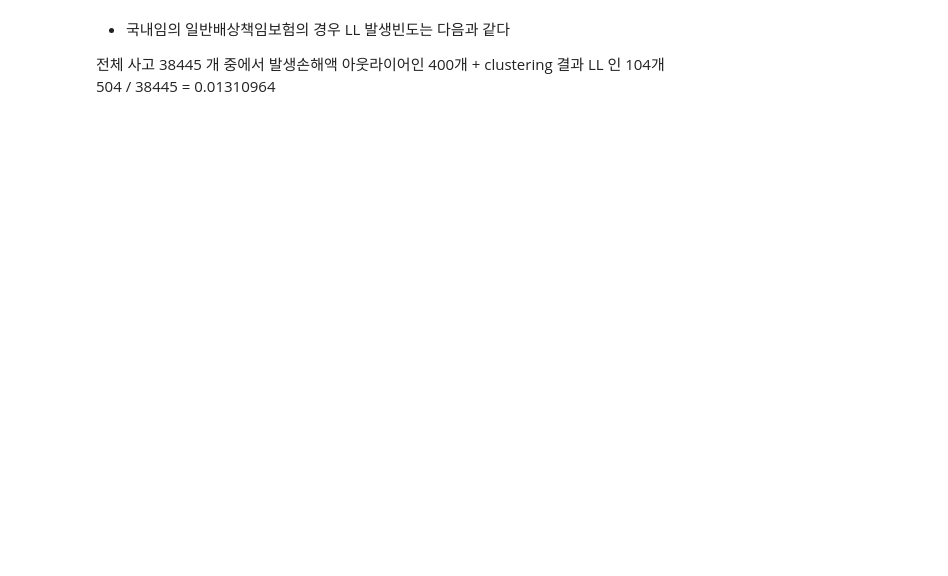
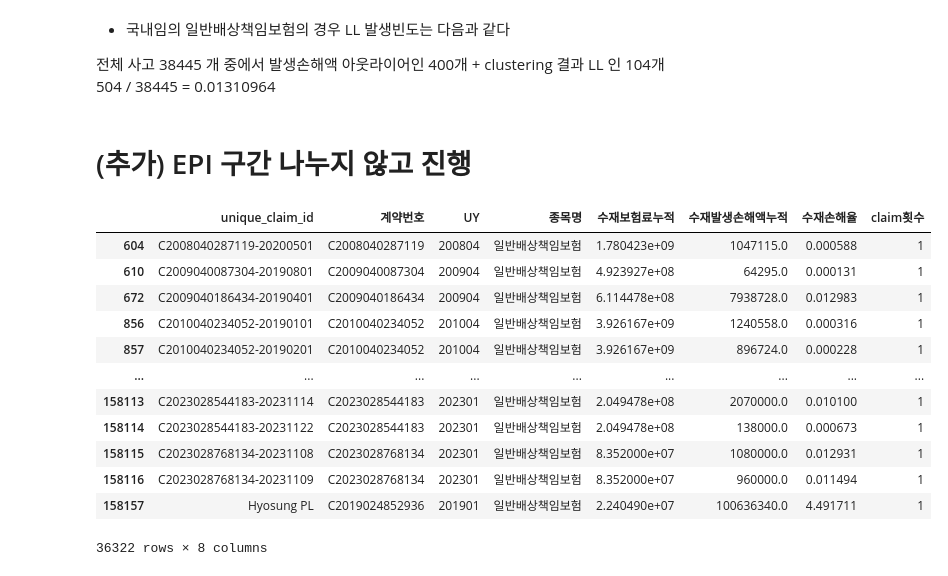
Before and after one commit to HyemiGu/ESC-22WINTER, a Jupyter notebook: 국내_일반배상책임_ppt용색설정.ipynb, the cells around one changed output. Saved outputs shown, nothing was run; the diff lists cells and outputs as text; code cells hidden in the pictures; blank space fills up the shorter version.

```diff
--- a/국내_일반배상책임_ppt용색설정.ipynb
+++ b/국내_일반배상책임_ppt용색설정.ipynb
@@ -1091,3 +1091,21 @@ display(cluster_4_data_min_loss_EPI_high)
 
 전체 사고 38445 개 중에서 발생손해액 아웃라이어인 400개 + clustering 결과 LL 인 104개 \
 504 / 38445 = 0.01310964
+# %% [markdown]
+# (추가) EPI 구간 나누지 않고 진행
+# %%
+df_no_outliers
+# %% [output]
+|  | unique_claim_id | 계약번호 | UY | 종목명 | 수재보험료누적 | 수재발생손해액누적 | 수재손해율 | claim횟수 |
+| 604 | C2008040287119-20200501 | C2008040287119 | 200804 | 일반배상책임보험 | 1.780423e+09 | 1047115.0 | 0.000588 | 1 |
+| 610 | C2009040087304-20190801 | C2009040087304 | 200904 | 일반배상책임보험 | 4.923927e+08 | 64295.0 | 0.000131 | 1 |
+| 672 | C2009040186434-20190401 | C2009040186434 | 200904 | 일반배상책임보험 | 6.114478e+08 | 7938728.0 | 0.012983 | 1 |
+| 856 | C2010040234052-20190101 | C2010040234052 | 201004 | 일반배상책임보험 | 3.926167e+09 | 1240558.0 | 0.000316 | 1 |
+| 857 | C2010040234052-20190201 | C2010040234052 | 201004 | 일반배상책임보험 | 3.926167e+09 | 896724.0 | 0.000228 | 1 |
+| ... | ... | ... | ... | ... | ... | ... | ... | ... |
+| 158113 | C2023028544183-20231114 | C2023028544183 | 202301 | 일반배상책임보험 | 2.049478e+08 | 2070000.0 | 0.010100 | 1 |
+| 158114 | C2023028544183-20231122 | C2023028544183 | 202301 | 일반배상책임보험 | 2.049478e+08 | 138000.0 | 0.000673 | 1 |
+| 158115 | C2023028768134-20231108 | C2023028768134 | 202301 | 일반배상책임보험 | 8.352000e+07 | 1080000.0 | 0.012931 | 1 |
+| 158116 | C2023028768134-20231109 | C2023028768134 | 202301 | 일반배상책임보험 | 8.352000e+07 | 960000.0 | 0.011494 | 1 |
+| 158157 | Hyosung PL | C2019024852936 | 201901 | 일반배상책임보험 | 2.240490e+07 | 100636340.0 | 4.491711 | 1 |
+36322 rows × 8 columns
```
Also changed, not shown: parts of 5 cells of this notebook.
